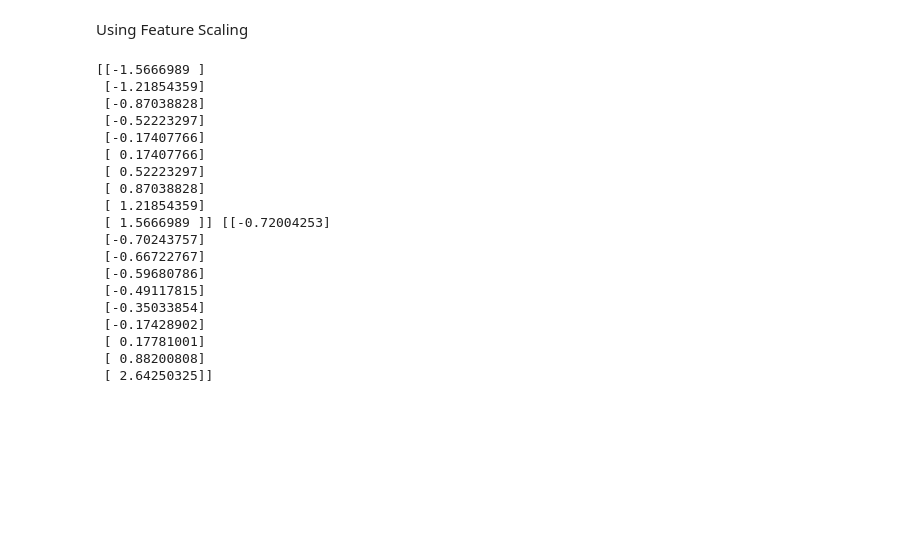
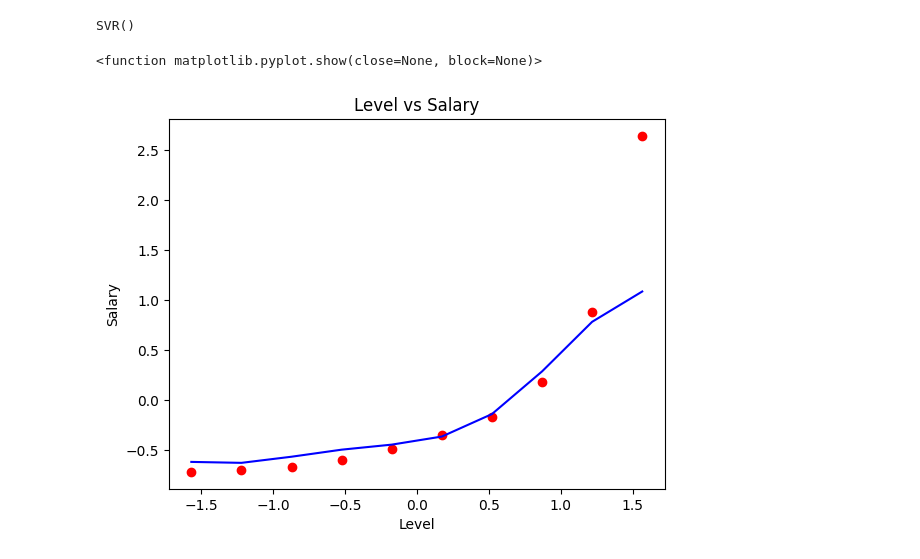
Before and after one commit to bilal12367/Learning_Paths, a Jupyter notebook: Machine_Learning_Practise/4. Support Vector Regression/Support Vector Regression.ipynb, the cells around one changed output. Cells and saved outputs as stored; diff of their text form; code cells hidden in the pictures; blank space fills up the shorter version.

```diff
--- a/Machine_Learning_Practise/4. Support Vector Regression/Support Vector Regression.ipynb
+++ b/Machine_Learning_Practise/4. Support Vector Regression/Support Vector Regression.ipynb
@@ -5,35 +5,30 @@ import pandas as pd
 # %%
 data = pd.read_csv('Position_Salaries.csv')
-X = data.iloc[:,1:-1].values
-Y = data.iloc[:,-1].values
+x = data.iloc[:,1:-1].values
+y = data.iloc[:,-1].values
+
+y = y.reshape(len(y), 1)
-# %% [markdown]
-Using Feature Scaling
 # %%
 from sklearn.preprocessing import StandardScaler
-scX = StandardScaler()
-scY = StandardScaler()
-X = scX.fit_transform(X)
-Y = Y.reshape(len(Y), 1)
-Y = scY.fit_transform(Y)
+
+sc_X = StandardScaler()
+sc_Y = StandardScaler()
+
+x = sc_X.fit_transform(x)
+y = sc_Y.fit_transform(y)
-# %%
-print(X,Y)
-# %% [output]
-[[-1.5666989 ]
- [-1.21854359]
- [-0.87038828]
- [-0.52223297]
- [-0.17407766]
- [ 0.17407766]
- [ 0.52223297]
- [ 0.87038828]
- [ 1.21854359]
- [ 1.5666989 ]] [[-0.72004253]
- [-0.70243757]
- [-0.66722767]
- [-0.59680786]
- [-0.49117815]
- [-0.35033854]
- [-0.17428902]
- [ 0.17781001]
- [ 0.88200808]
- [ 2.64250325]]
+# %%
+from sklearn.svm import SVR
+regressor = SVR(kernel='rbf')
+regressor.fit(x,y)
+# %% [output]
+SVR()
+# %%
+plt.scatter(sc_X.inverse_transform(x), sc_Y.inverse_transform(y),color='red')
+plt.plot(sc_X.inverse_transform(x), sc_Y.inverse_transform(regressor.predict(x).reshape(-1,1)),color='blue')
+plt.title("Level vs Salary")
+plt.xlabel("Level")
+plt.ylabel("Salary")
+plt.show
+# %% [output]
+<function matplotlib.pyplot.show(close=None, block=None)>
+[figure, added]
```
Also changed, not shown: parts of 2 cells of this notebook, 3 other files.
